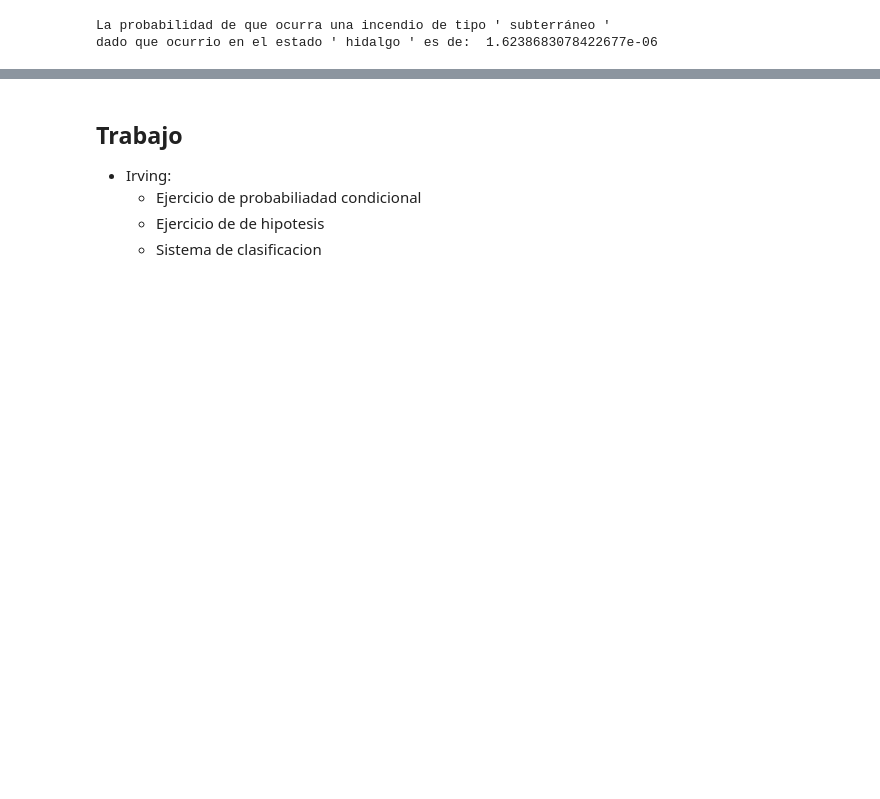
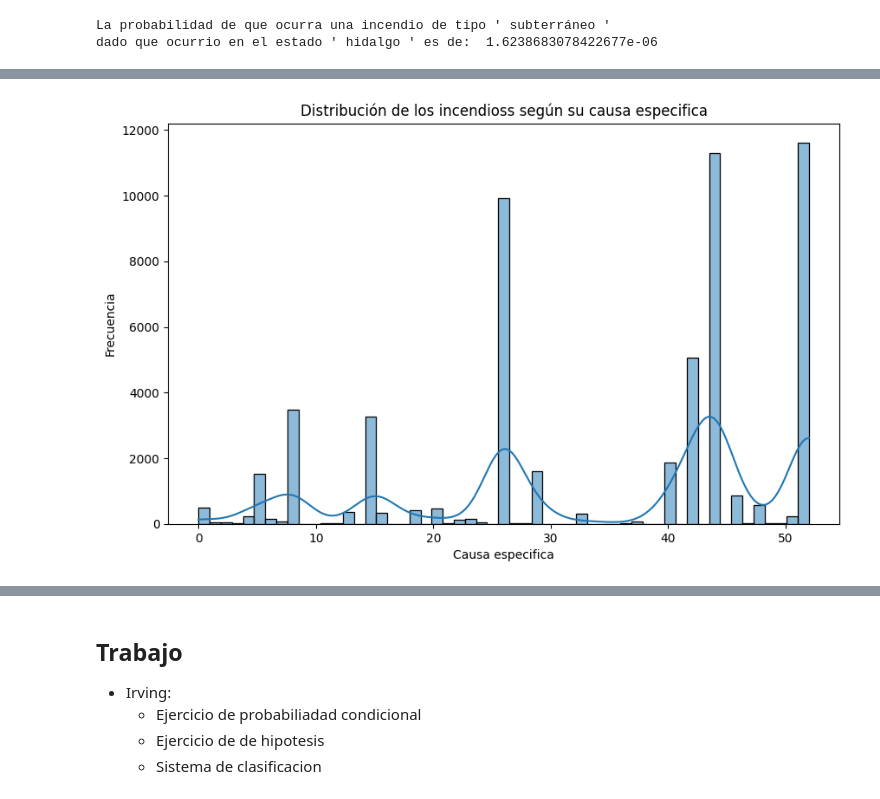
Before and after one commit to IrvingJ22/ForestFires_Mexico, a Jupyter notebook: firesData.ipynb, the cells around one changed output, grey strips where cells are left out. Cells and saved outputs as stored; diff of their text form; code cells hidden in the pictures; blank space fills up the shorter version.

```diff
--- a/firesData.ipynb
+++ b/firesData.ipynb
@@ -310,0 +270,11 @@ memory usage: 8.9+ MB
+# %%
+from sklearn.preprocessing import LabelEncoder
+
+df_encoded = df.copy()
+le = LabelEncoder()
+
+for column in df_encoded.select_dtypes(include='object'):
+    df_encoded[column] = le.fit_transform(df[column])
+
+# Verificar los tipos de datos después de la conversión
+print(df_encoded.dtypes)
@@ -310,0 +299,4 @@ memory usage: 8.9+ MB
+# %%
+columas_eliminaando = ['Clave del incendio', 'Año']
+df_encoded = df_encoded.drop(columas_eliminaando, axis=1)
+df_encoded
@@ -310,0 +351,14 @@ memory usage: 8.9+ MB
+# %%
+# ¿Cuál es la distribución de los temblores según su magnitud?
+plt.figure(figsize=(10, 6))
+sns.histplot(data=df_encoded, x='Causa especifica', kde=True)
+
+# Configurar el título y etiquetas de los ejes
+plt.title('Distribución de los incendioss según su causa especifica')
+plt.xlabel('Causa especifica')
+plt.ylabel('Frecuencia')
+
+# Mostrar la gráfica
+plt.show()
+# %% [output]
+[figure, added]
```
Also changed, not shown: parts of 16 cells of this notebook.
